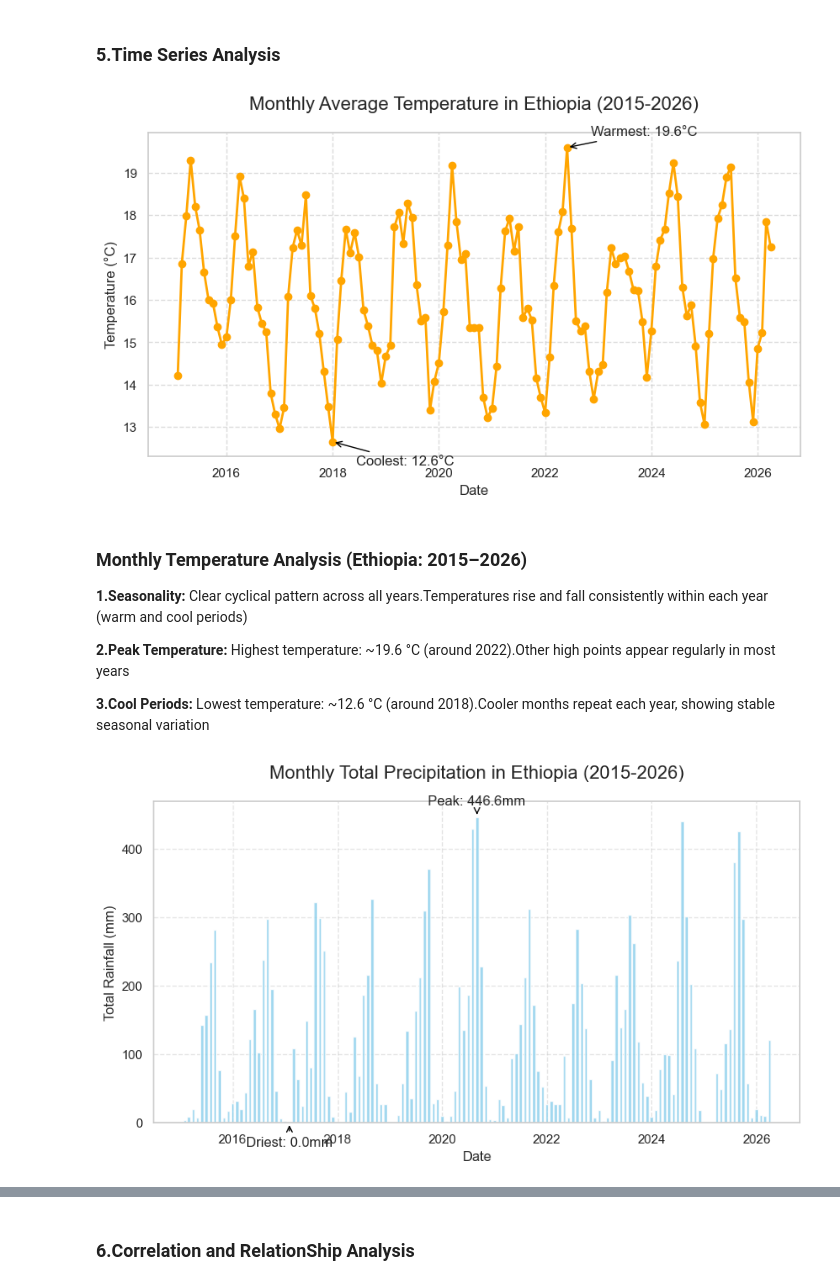
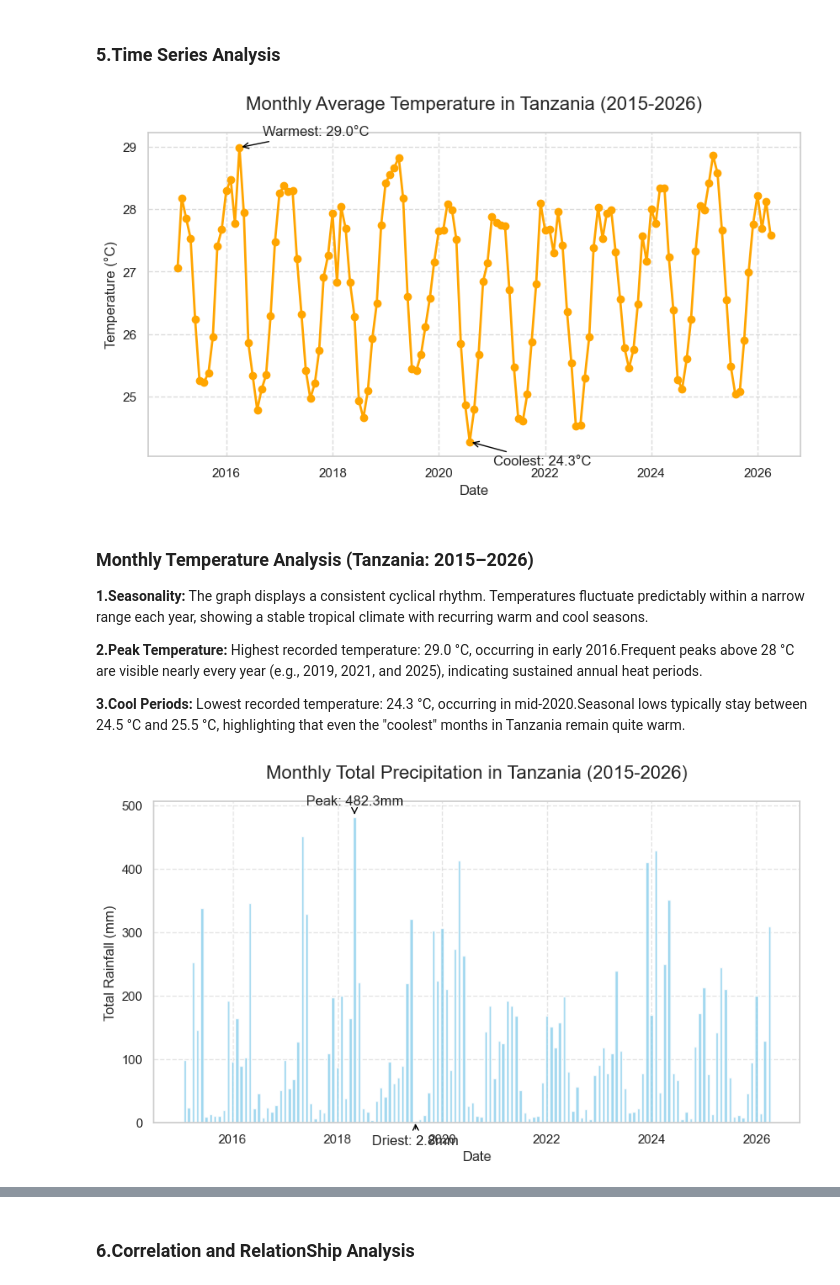
Before and after one commit to SimretAbebe/climate-challenge-week0, a Jupyter notebook: notebooks/tanzania_eda.ipynb, the cells around one changed output, grey strips where cells are left out. Cells and saved outputs as stored; diff of their text form; code cells hidden in the pictures.

Commit message:
docs: update time-series analysis and localized plot titles for Tanzania

```diff
--- a/notebooks/tanzania_eda.ipynb
+++ b/notebooks/tanzania_eda.ipynb
@@ -256,40 +256,40 @@ monthly_df.head()
 # %%
 df_cleaned = df.ffill()
 
 monthly_df = df_cleaned.resample('ME', on='Date').mean(numeric_only=True)
 
 plt.figure(figsize=(10, 5))
 plt.plot(monthly_df.index, monthly_df['T2M'], marker='o', color='orange', linestyle='-', linewidth=2)
 
 warmest_month = monthly_df.loc[monthly_df['T2M'].idxmax()]
 coolest_month = monthly_df.loc[monthly_df['T2M'].idxmin()]
 
 plt.annotate(f"Warmest: {warmest_month['T2M']:.1f}°C",
              xy=(warmest_month.name, warmest_month['T2M']),
              xytext=(20, 10), textcoords='offset points',
              arrowprops=dict(arrowstyle='->', color='black'))
 
 plt.annotate(f"Coolest: {coolest_month['T2M']:.1f}°C",
              xy=(coolest_month.name, coolest_month['T2M']),
              xytext=(20, -20), textcoords='offset points',
              arrowprops=dict(arrowstyle='->', color='black'))
 
-plt.title('Monthly Average Temperature in Ethiopia (2015-2026)', fontsize=16, pad=20)
+plt.title('Monthly Average Temperature in Tanzania (2015-2026)', fontsize=16, pad=20)
 plt.xlabel('Date')
 plt.ylabel('Temperature (°C)')
 plt.grid(True, linestyle='--', alpha=0.7)
 
 plt.show()
 # %% [output]
-[figure, old version]
+[figure, new version]
 # %% [markdown]
-### Monthly Temperature Analysis (Ethiopia: 2015–2026)
+### Monthly Temperature Analysis (Tanzania: 2015–2026)
 
-**1.Seasonality:** Clear cyclical pattern across all years.Temperatures rise and fall consistently within each year (warm and cool periods)
+**1.Seasonality:** The graph displays a consistent cyclical rhythm. Temperatures fluctuate predictably within a narrow range each year, showing a stable tropical climate with recurring warm and cool seasons.
 
-**2.Peak Temperature:** Highest temperature: ~19.6 °C (around 2022).Other high points appear regularly in most years
+**2.Peak Temperature:** Highest recorded temperature: 29.0 °C, occurring in early 2016.Frequent peaks above 28 °C are visible nearly every year (e.g., 2019, 2021, and 2025), indicating sustained annual heat periods.
 
-**3.Cool Periods:** Lowest temperature: ~12.6 °C (around 2018).Cooler months repeat each year, showing stable seasonal variation
+**3.Cool Periods:** Lowest recorded temperature: 24.3 °C, occurring in mid-2020.Seasonal lows typically stay between 24.5 °C and 25.5 °C, highlighting that even the "coolest" months in Tanzania remain quite warm.
 # %%
 # 1. Standardize the data (using mean for temp, but total SUM for rainfall)
 df_cleaned = df.ffill()
@@ -318,12 +318,12 @@ plt.annotate(f"Driest: {driest_month['PRECTOTCORR']:.1f}mm",
              xytext=(0, -20), textcoords='offset points', ha='center',
              arrowprops=dict(arrowstyle='->', color='black'))
 
-plt.title('Monthly Total Precipitation in Ethiopia (2015-2026)', fontsize=16, pad=20)
+plt.title('Monthly Total Precipitation in Tanzania (2015-2026)', fontsize=16, pad=20)
 plt.xlabel('Date')
 plt.ylabel('Total Rainfall (mm)')
 plt.grid(True, linestyle='--', alpha=0.5)
 
 plt.show()
 # %% [output]
-[figure, old version]
+[figure, new version]
 # %% [markdown]
```
Also changed, not shown: parts of 4 cells of this notebook.
